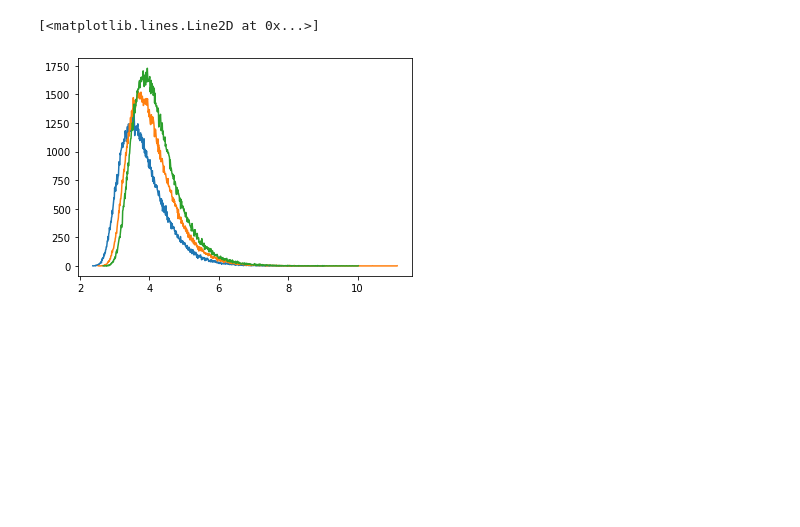
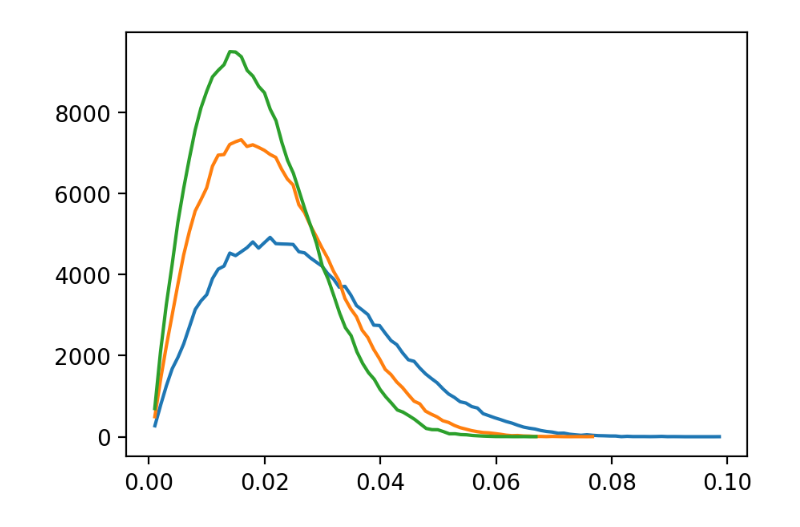
Before and after one commit to rahman-rakib/Stochastic-Fractal, a Jupyter notebook: notebooks/data_collapse/NEW_data_collapse_alpha_2.ipynb, the cells around one changed output. Drawn from its saved outputs; the diff is of its cells as text; code cells hidden in the pictures; blank space fills up the shorter version.

```diff
--- a/notebooks/data_collapse/NEW_data_collapse_alpha_2.ipynb
+++ b/notebooks/data_collapse/NEW_data_collapse_alpha_2.ipynb
@@ -130,7 +118,7 @@ def ensemble_average(total_iteration, ensemble_size, max_value = 20, bin_number
 
     return C_ensemble
 # %%
-def np_histrogram(data, bin_size = 0.01):
+def np_histrogram(data, bin_size = 0.001):
     bin_number = int((np.max(data) - np.min(data))//bin_size) + 1
     y, x = np.histogram(data, bins = bin_number)
     return plt.plot(x[1:], y)
@@ -141,10 +129,15 @@ ens3 = ensemble_average(30_000, 10_000)
 # %%
 ens1p = np.array(ens1)
-np_histrogram(ens1p)
 ens2p = np.array(ens2)
-np_histrogram(ens2p)
 ens3p = np.array(ens3)
-np_histrogram(ens3p)
-# %% [output]
-[<matplotlib.lines.Line2D at 0x...>]
-[figure, removed]
+# %%
+fig, axes = plt.subplots(1,1,figsize = (5,3.5),dpi = 200)
+np_histrogram(ens1p)
+np_histrogram(ens2p)
+np_histrogram(ens3p)
+lines = axes.get_lines()
+data0_hist = lines[0].get_data()
+data1_hist = lines[1].get_data()
+data2_hist = lines[2].get_data()
+# %% [output]
+[figure, added]
```
Also changed, not shown: parts of 13 cells of this notebook, 25 other files.
